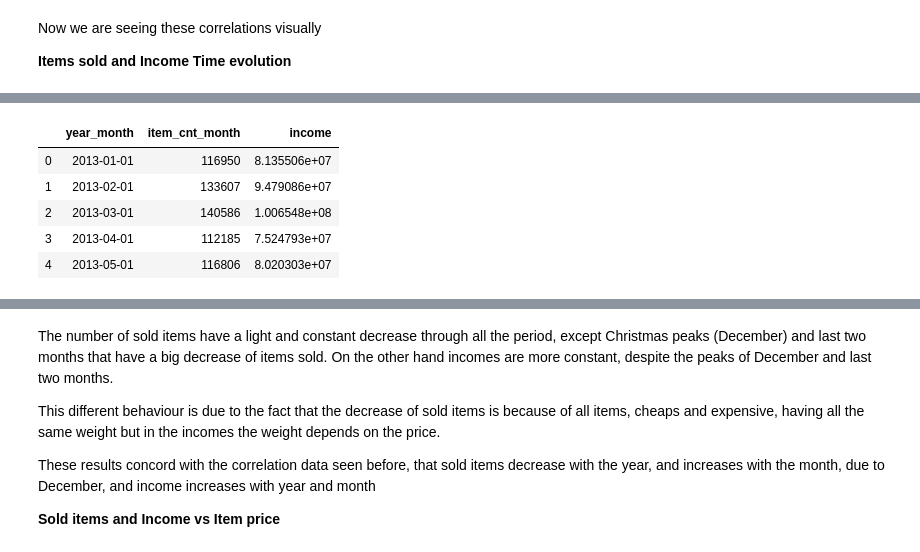
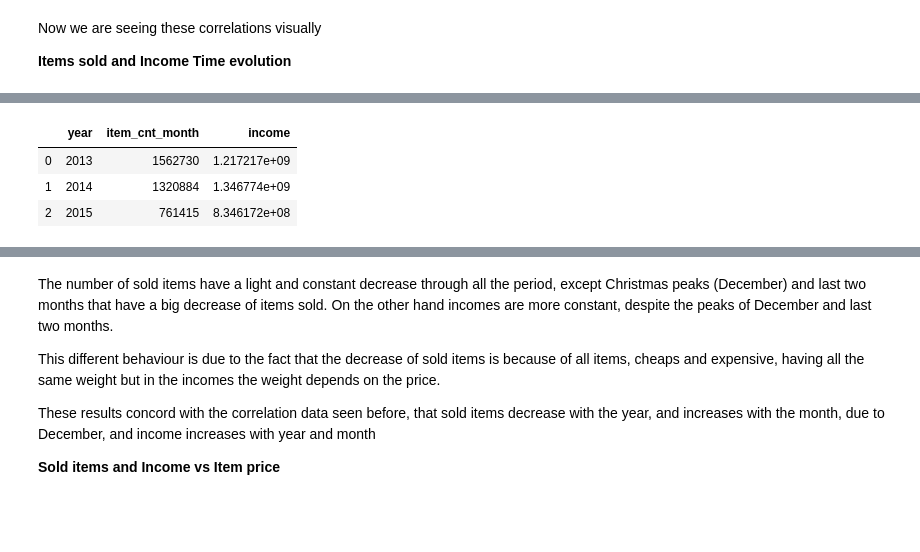
Before and after one commit to canceleiro/Future-Sales, a Jupyter notebook: Future_Sales.ipynb, the cells around one changed output, grey strips where cells are left out. Drawn from its saved outputs; the diff is of its cells as text; code cells hidden in the pictures; blank space fills up the shorter version.

```diff
--- a/Future_Sales.ipynb
+++ b/Future_Sales.ipynb
@@ -519,0 +572,5 @@ df_resume = df_m.groupby(['year_month']).agg({'item_cnt_month': sum,'income': su
+# %%
+df_resume = df_m.groupby(['year_month']).agg({'item_cnt_month': sum,'income': sum }).reset_index()
+df_resume2 = df_m.groupby(['month']).agg({'item_cnt_month': sum,'income': sum }).reset_index()
+df_resume3 = df_m.groupby(['year']).agg({'item_cnt_month': sum,'income': sum }).reset_index()
+df_resume3.year = df_resume3.year.astype(int)
@@ -520,9 +589,7 @@ df_resume = df_m.groupby(['year_month']).agg({'item_cnt_month': sum,'income': su
 # %%
-df_resume.head()
+df_resume3.head()
 # %% [output]
-|  | year_month | item_cnt_month | income |
-| 0 | 2013-01-01 | 116950 | 8.135506e+07 |
-| 1 | 2013-02-01 | 133607 | 9.479086e+07 |
-| 2 | 2013-03-01 | 140586 | 1.006548e+08 |
-| 3 | 2013-04-01 | 112185 | 7.524793e+07 |
-| 4 | 2013-05-01 | 116806 | 8.020303e+07 |
+|  | year | item_cnt_month | income |
+| 0 | 2013 | 1562730 | 1.217217e+09 |
+| 1 | 2014 | 1320884 | 1.346774e+09 |
+| 2 | 2015 | 761415 | 8.346172e+08 |
```
Also changed, not shown: parts of 36 cells of this notebook.
